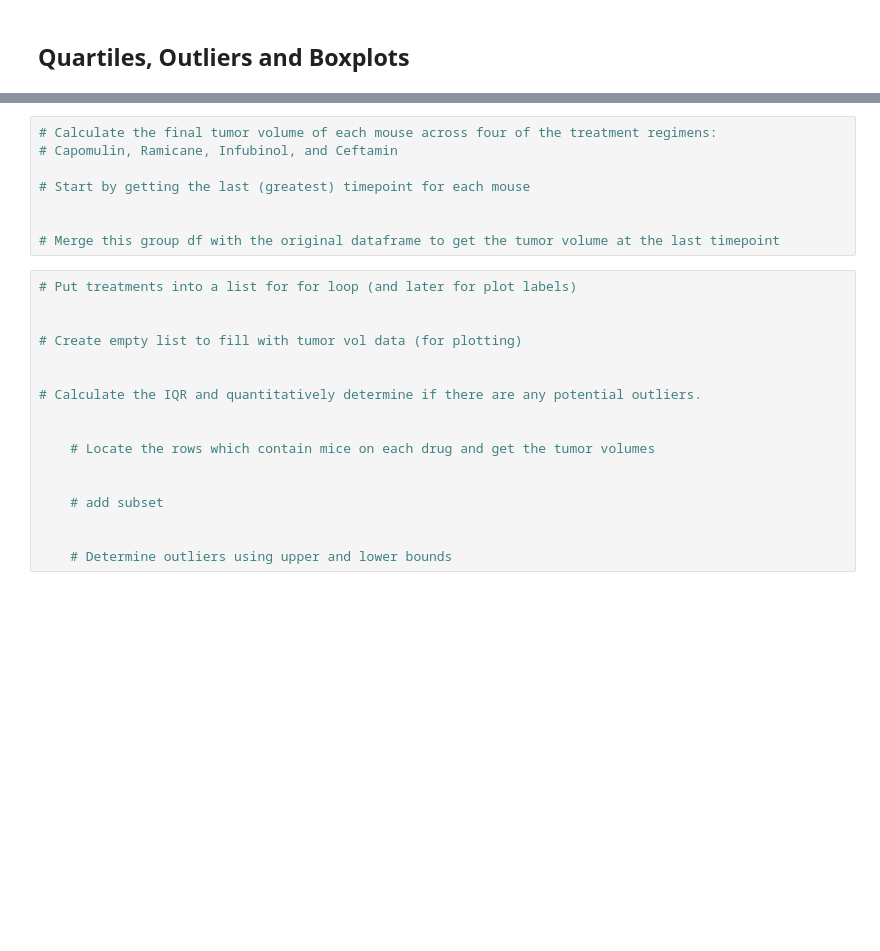
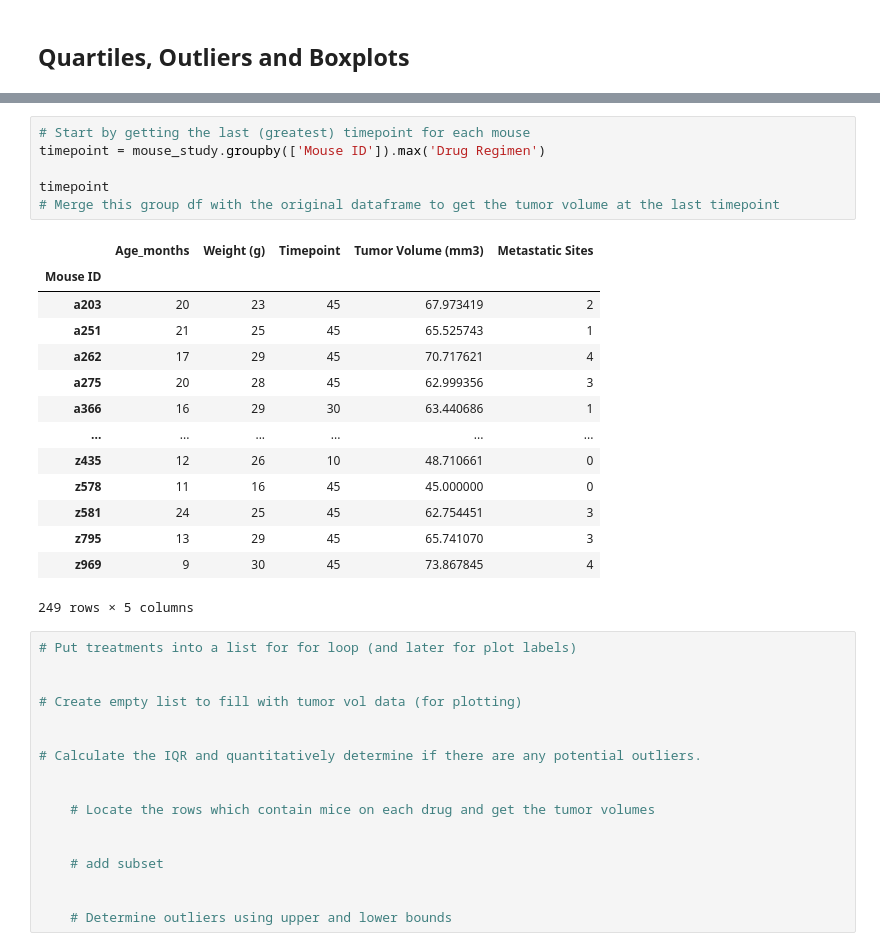
Before and after one commit to kblood86/Matplotlib_Challenge, a Jupyter notebook: Working.ipynb, the cells around one changed output, grey strips where cells are left out. Saved outputs shown, nothing was run; the diff lists cells and outputs as text; blank space fills up the shorter version.

```diff
--- a/Working.ipynb
+++ b/Working.ipynb
@@ -284,11 +319,24 @@ Text(0.5, 1.0, 'Gender Breakdown of Mice')
 # %%
-# Calculate the final tumor volume of each mouse across four of the treatment regimens:
-# Capomulin, Ramicane, Infubinol, and Ceftamin
+# Start by getting the last (greatest) timepoint for each mouse
+timepoint = mouse_study.groupby(['Mouse ID']).max('Drug Regimen')
 
-# Start by getting the last (greatest) timepoint for each mouse
-
-
+timepoint
 # Merge this group df with the original dataframe to get the tumor volume at the last timepoint
+# %% [output]
+|  | Age_months | Weight (g) | Timepoint | Tumor Volume (mm3) | Metastatic Sites |
+| Mouse ID |  |  |  |  |  |
+| a203 | 20 | 23 | 45 | 67.973419 | 2 |
+| a251 | 21 | 25 | 45 | 65.525743 | 1 |
+| a262 | 17 | 29 | 45 | 70.717621 | 4 |
+| a275 | 20 | 28 | 45 | 62.999356 | 3 |
+| a366 | 16 | 29 | 30 | 63.440686 | 1 |
+| ... | ... | ... | ... | ... | ... |
+| z435 | 12 | 26 | 10 | 48.710661 | 0 |
+| z578 | 11 | 16 | 45 | 45.000000 | 0 |
+| z581 | 24 | 25 | 45 | 62.754451 | 3 |
+| z795 | 13 | 29 | 45 | 65.741070 | 3 |
+| z969 | 9 | 30 | 45 | 73.867845 | 4 |
+249 rows × 5 columns
 # %%
 # Put treatments into a list for for loop (and later for plot labels)
 
```
Also changed, not shown: parts of 18 cells of this notebook.
